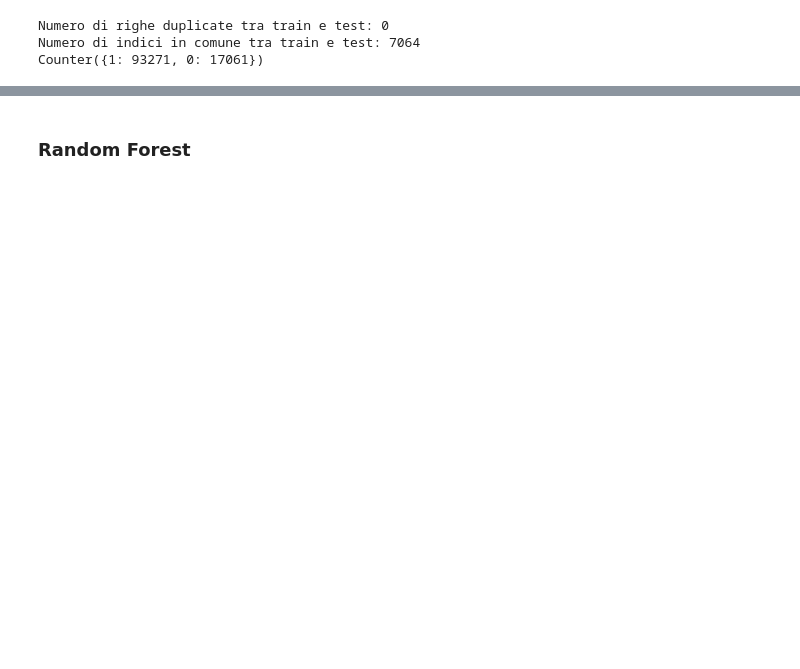
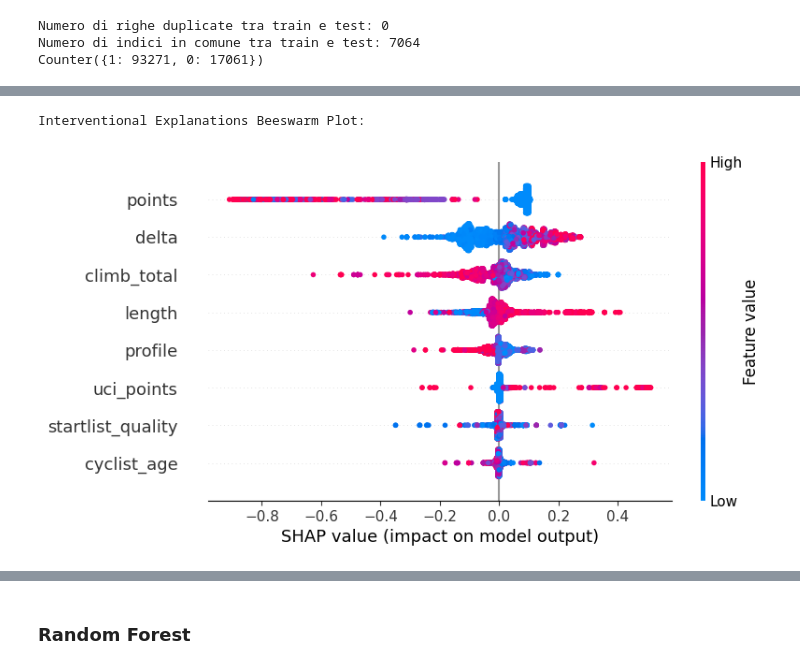
Before and after one commit to lesi-nedo/dm_project24_group_11, a Jupyter notebook: Classification.ipynb, the cells around one changed output, grey strips where cells are left out. Drawn from its saved outputs; the diff is of its cells as text; code cells hidden in the pictures; blank space fills up the shorter version.

```diff
--- a/Classification.ipynb
+++ b/Classification.ipynb
@@ -45,0 +186,40 @@ class_weights = dict(
+# %%
+perturbation_data = X_train
+perturbation_labels = y_train
+perturbation_predictions = y_pred_train
+
+explanation_data = X_test
+explanation_labels = y_test
+explanation_predictions = y_pred_test
+
+explanations = dict()
+# %%
+import shap
+
+# Class index (choose 0 or 1 depending on the target class)
+class_index = 1
+
+# Prepare interventional explanations
+interventional_shap_values = interventional_explanations.values[:, :, class_index]
+interventional_explanation = shap.Explanation(
+    values=interventional_shap_values,
+    base_values=interventional_explanations.base_values[:, class_index],
+    data=explanation_data,
+    feature_names=explanation_data.columns
+)
+
+# Prepare distributional explanations
+distributional_shap_values = distributional_explanations.values[:, :, class_index]
+distributional_explanation = shap.Explanation(
+    values=distributional_shap_values,
+    base_values=distributional_explanations.base_values[:, class_index],
+    data=explanation_data,
+    feature_names=explanation_data.columns
+)
+
+# Beeswarm plots
+print("Interventional Explanations Beeswarm Plot:")
+shap.plots.beeswarm(interventional_explanation)
+# %% [output]
+Interventional Explanations Beeswarm Plot:
+[figure, added]
```
Also changed, not shown: parts of 16 cells of this notebook.
